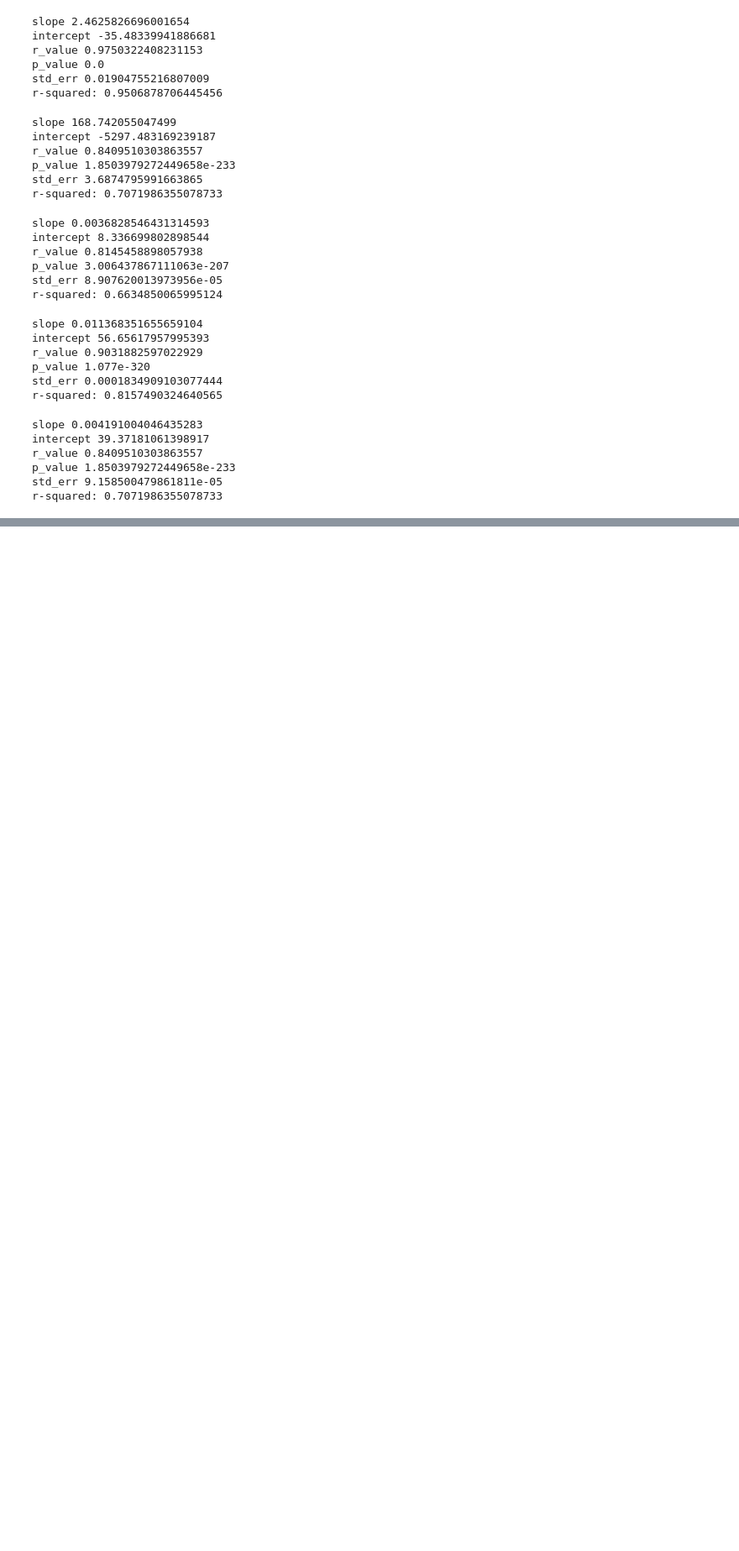
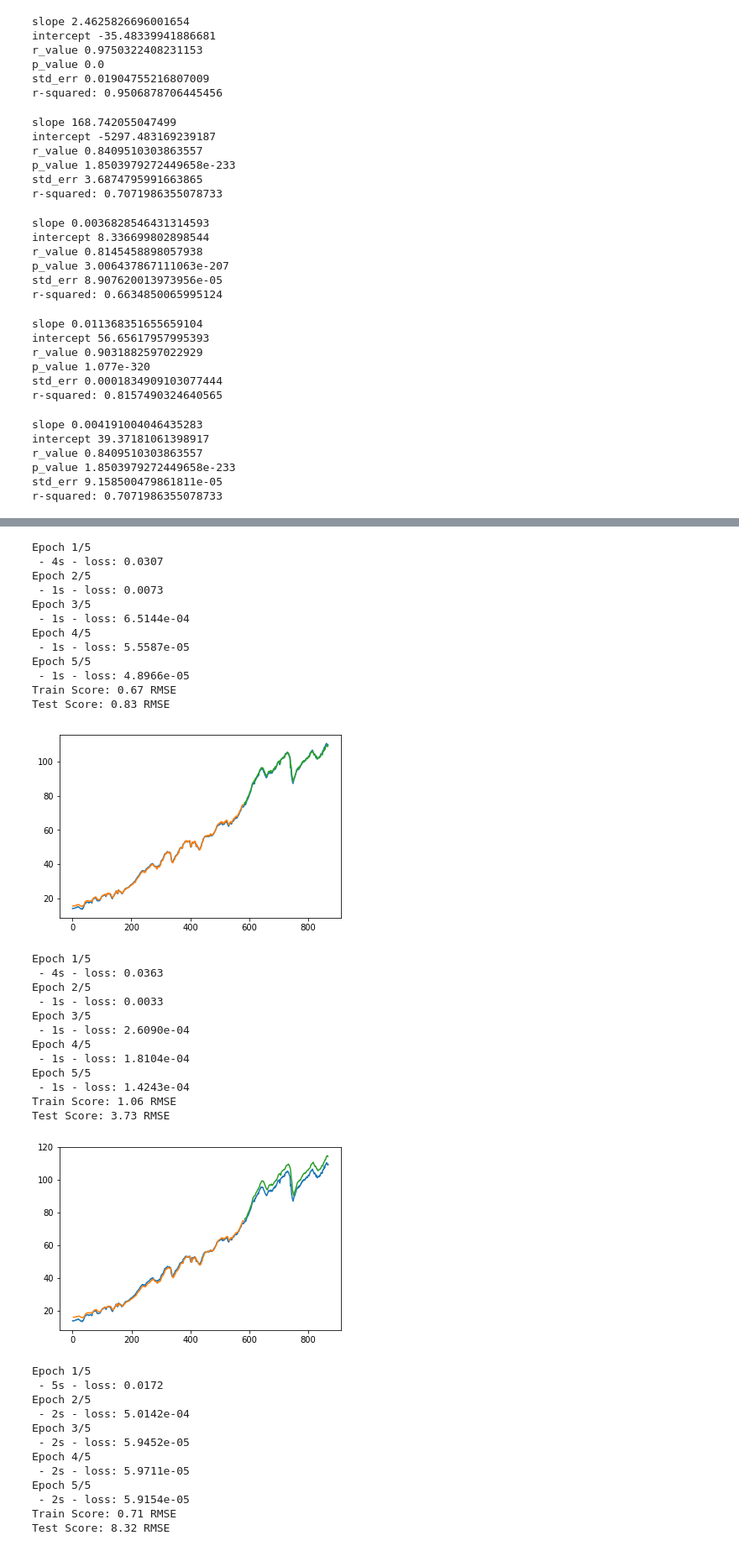
Before and after one commit to YMandCL/Industrial-Production-Exploratory, a Jupyter notebook: Industrial Production Exploratory.ipynb, the cells around one changed output, grey strips where cells are left out. Shown at 84% size. Drawn from its saved outputs; the diff is of its cells as text; code cells hidden in the pictures; blank space fills up the shorter version.

Commit message:
Added LSTM Neural Network
Most of the models over fit at this point

```diff
--- a/Industrial Production Exploratory.ipynb
+++ b/Industrial Production Exploratory.ipynb
@@ -673,0 +821,71 @@ r-squared: 0.7071986355078733
+# %%
+# LSTM Network for Regression
+do_lstm_model(df = econ,
+              ts = 'Prod',
+              look_back = 1,
+              epochs = 5)
+
+# LSTM for Regression Using the Window Method
+do_lstm_model(df = econ,
+              ts = 'Prod',
+              look_back = 3,
+              epochs = 5)
+
+# LSTM for Regression with Time Steps
+do_lstm_model(df = econ,
+              ts = 'Prod',
+              look_back = 3,
+              epochs = 5,
+              type_ = 'regression with time steps')
+
+# LSTM with Memory Between Batches
+#do_lstm_model(df = econ,
+                #ts = 'Prod',
+                #look_back = 3,
+                #epochs = 5,
+                #type_ = 'memory between batches')
+
+#  Stacked LSTMs with Memory Between Batches
+#do_lstm_model(df = econ,
+                #ts = 'Prod',
+               #look_back = 3,
+                #epochs = 5)
+# %% [output]
+Epoch 1/5
+ - 4s - loss: 0.0307
+Epoch 2/5
+ - 1s - loss: 0.0073
+Epoch 3/5
+ - 1s - loss: 6.5144e-04
+Epoch 4/5
+ - 1s - loss: 5.5587e-05
+Epoch 5/5
+ - 1s - loss: 4.8966e-05
+Train Score: 0.67 RMSE
+Test Score: 0.83 RMSE
+[figure, added]
+Epoch 1/5
+ - 4s - loss: 0.0363
+Epoch 2/5
+ - 1s - loss: 0.0033
+Epoch 3/5
+ - 1s - loss: 2.6090e-04
+Epoch 4/5
+ - 1s - loss: 1.8104e-04
+Epoch 5/5
+ - 1s - loss: 1.4243e-04
+Train Score: 1.06 RMSE
+Test Score: 3.73 RMSE
+[figure, added]
+Epoch 1/5
+ - 5s - loss: 0.0172
+Epoch 2/5
+ - 2s - loss: 5.0142e-04
+Epoch 3/5
+ - 2s - loss: 5.9452e-05
+Epoch 4/5
+ - 2s - loss: 5.9711e-05
+Epoch 5/5
+ - 2s - loss: 5.9154e-05
+Train Score: 0.71 RMSE
+Test Score: 8.32 RMSE
```
Also changed, not shown: parts of 44 cells of this notebook.
